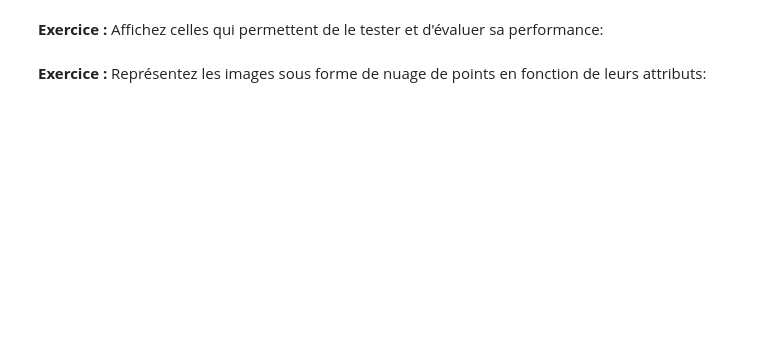
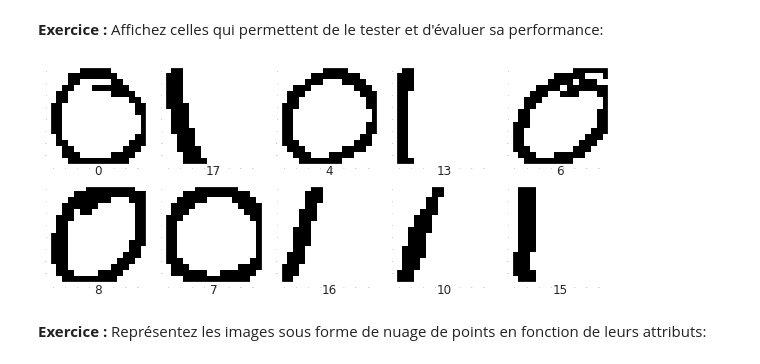
Before and after one commit to MK8BK/SDprojet_image_s2, a Jupyter notebook: 4_analyse_de_donnees.ipynb, the cells around one changed output. Cells and saved outputs as stored; diff of their text form; code cells hidden in the pictures; blank space fills up the shorter version.

```diff
--- a/4_analyse_de_donnees.ipynb
+++ b/4_analyse_de_donnees.ipynb
@@ -514,8 +523,9 @@ raise NotImplementedError()
 **Exercice :** Affichez celles qui permettent de le tester et
 d'évaluer sa performance:
 # %%
-# YOUR CODE HERE
-raise NotImplementedError()
+image_grid(images.iloc[test_index], titles=test_index)
+# %% [output]
+[figure, added]
 # %% [markdown]
 **Exercice :** Représentez les images sous forme de nuage de points en
 fonction de leurs attributs:
```
Also changed, not shown: parts of 22 cells of this notebook.
